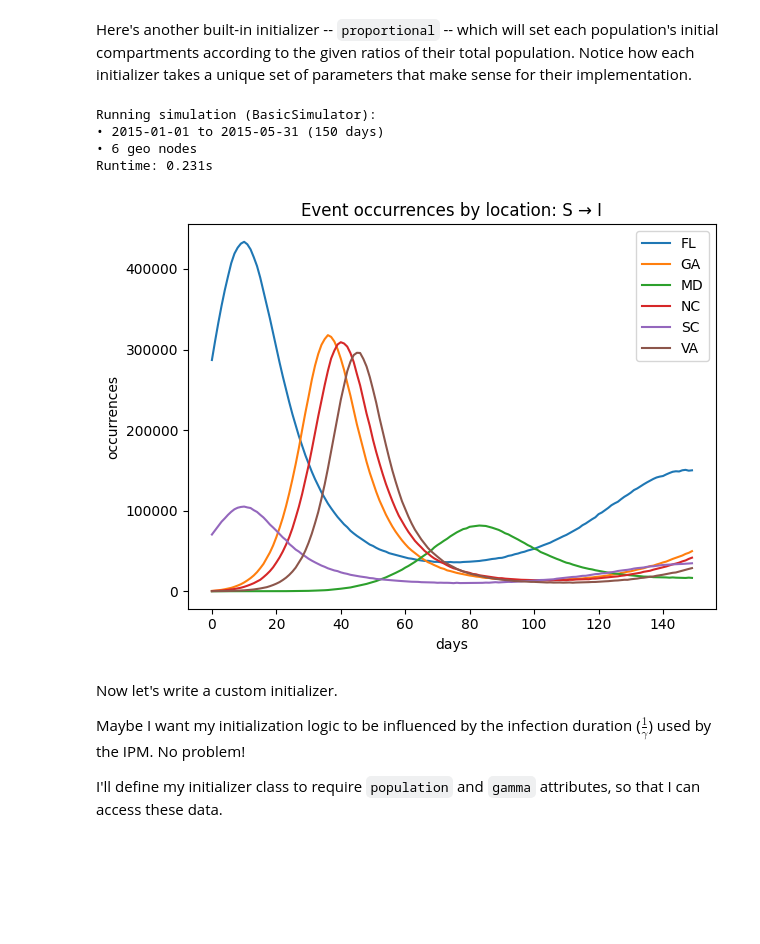
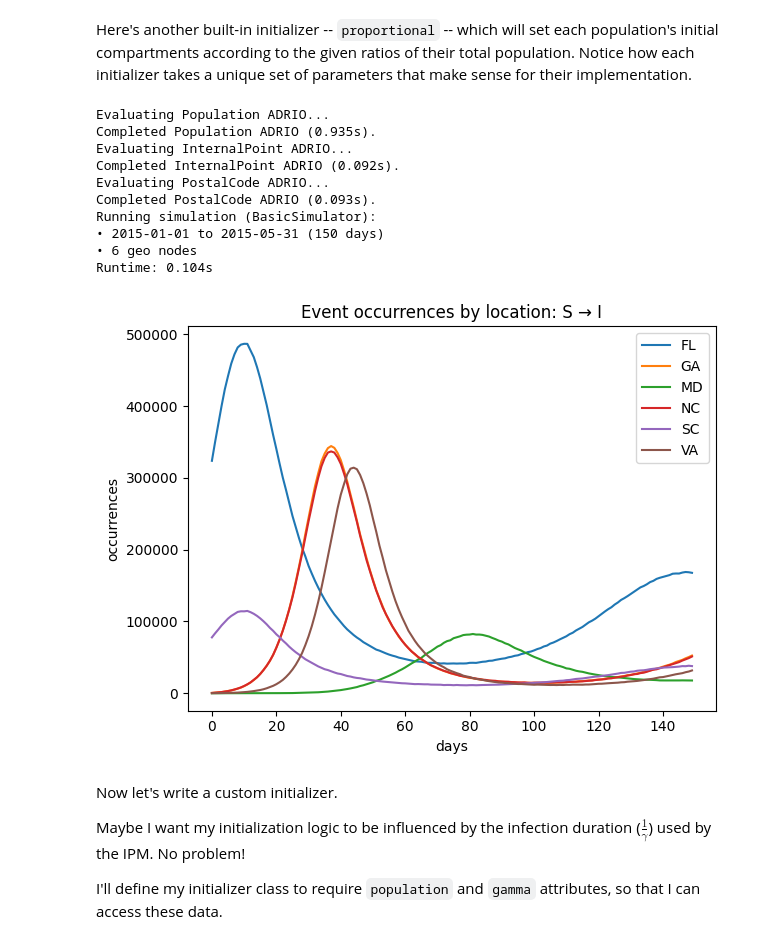
Before and after one commit to NAU-CCL/Epymorph, a Jupyter notebook: doc/devlog/2024-07-08.ipynb, the cells around one changed output. Cells and saved outputs as stored; diff of their text form; code cells hidden in the pictures; blank space fills up the shorter version.

```diff
--- a/doc/devlog/2024-07-08.ipynb
+++ b/doc/devlog/2024-07-08.ipynb
@@ -46,8 +45,8 @@ single_loc_initializer = init.SingleLocation(location=0, seed_size=10_000)
 single_loc_initializer = init.SingleLocation(
     location=0,
     seed_size=10_000,
-    initial_compartment=sirs_ipm.compartments_by("S")[0],
-    infection_compartment=sirs_ipm.compartments_by("I")[0],
+    initial_compartment=sirs_ipm.compartment_by_name("S"),
+    infection_compartment=sirs_ipm.compartment_by_name("I"),
 )
 # %% [markdown]
 Initializers can have data requirements just like other simulation components. Of course it's useful to be able to inspect these requirements so we can make sure to fill them.
@@ -60,12 +59,14 @@ The SingleLocation initializer is programmed to use population data to initializ
 
 Okay, let's put together the RUME, provide some parameter values, and run our simulation to see it in action.
 # %%
-rume = Rume.single_strata(
+from epymorph.geo.adrio import acs5, us_tiger
+
+rume = SingleStrataRume.build(
     ipm=sirs_ipm,
     # And we haven't mentioned it so far, but we'll also use the centroids movement model.
     mm=mm_library['centroids'](),
     init=single_loc_initializer,
-    scope=pei_geo.spec.scope,
+    scope=scope,
     time_frame=TimeFrame.of("2015-01-01", duration_days=150),
     params={
         # IPM params
@@ -74,11 +75,11 @@ rume = Rume.single_strata(
         'xi': 1 / 90,
         # movement params
         'phi': 60.0,
-        'centroid': pei_geo['centroid'],
+        'centroid': us_tiger.InternalPoint(),
         # population is needed by both the MM and our initializer
-        'population': pei_geo['population'],
+        'population': acs5.Population(),
         # geo labels
-        'meta::geo::label': pei_geo['label'],
+        'meta::geo::label': us_tiger.PostalCode(),
     },
 )
 
@@ -115,11 +122,11 @@ explicit_initializer.attributes
 # %% [output]
 ()
 # %%
-rume = Rume.single_strata(
+rume = SingleStrataRume.build(
     ipm=sirs_ipm,
     mm=mm_library['centroids'](),
     init=explicit_initializer,
-    scope=pei_geo.spec.scope,
+    scope=scope,
     time_frame=TimeFrame.of("2015-01-01", duration_days=150),
     params={
         # IPM params
@@ -128,10 +135,9 @@ rume = Rume.single_strata(
         'xi': 1 / 90,
         # movement params
         'phi': 60.0,
-        'centroid': pei_geo['centroid'],
-        'population': pei_geo['population'],
-        # geo labels
-        'meta::geo::label': pei_geo['label'],
+        'centroid': us_tiger.InternalPoint(),
+        'population': acs5.Population(),
+        'meta::geo::label': us_tiger.PostalCode(),
     },
 )
 
@@ -158,42 +170,46 @@ proportional_initializer = init.Proportional(
         [95, 0, 5],  # NC
         [75, 5, 20],  # SC
         [100, 0, 0],  # VA
     ]),
 )
 # NOTE: Florida and South Carolina start out with a sizable infected population.
 # We'll see that in the graph.
 
-rume = Rume.single_strata(
+rume = SingleStrataRume.build(
     ipm=sirs_ipm,
     mm=mm_library['centroids'](),
     init=proportional_initializer,
-    scope=pei_geo.spec.scope,
+    scope=scope,
     time_frame=TimeFrame.of("2015-01-01", duration_days=150),
     params={
         # IPM params
         'beta': 0.4,
         'gamma': 1 / 5,
         'xi': 1 / 90,
         # movement params
         'phi': 60.0,
-        'centroid': pei_geo['centroid'],
-        # population is needed by both the MM and our initializer
-        'population': pei_geo['population'],
-        # geo labels
-        'meta::geo::label': pei_geo['label'],
+        'centroid': us_tiger.InternalPoint(),
+        'population': acs5.Population(),
+        'meta::geo::label': us_tiger.PostalCode(),
     },
 )
 
 sim = BasicSimulator(rume)
 with sim_messaging(sim):
     out = sim.run()
     plot_event(out, rume.ipm.events_by_dst("I")[0])  # plot of daily new infections
 # %% [output]
+Evaluating Population ADRIO...
+Completed Population ADRIO (0.935s).
+Evaluating InternalPoint ADRIO...
+Completed InternalPoint ADRIO (0.092s).
+Evaluating PostalCode ADRIO...
+Completed PostalCode ADRIO (0.093s).
 Running simulation (BasicSimulator):
 • 2015-01-01 to 2015-05-31 (150 days)
 • 6 geo nodes
-Runtime: 0.231s
+Runtime: 0.104s
-[figure, old version]
+[figure, new version]
 # %% [markdown]
 Now let's write a custom initializer.
 
```
Also changed, not shown: parts of 6 cells of this notebook, 7 other files.
